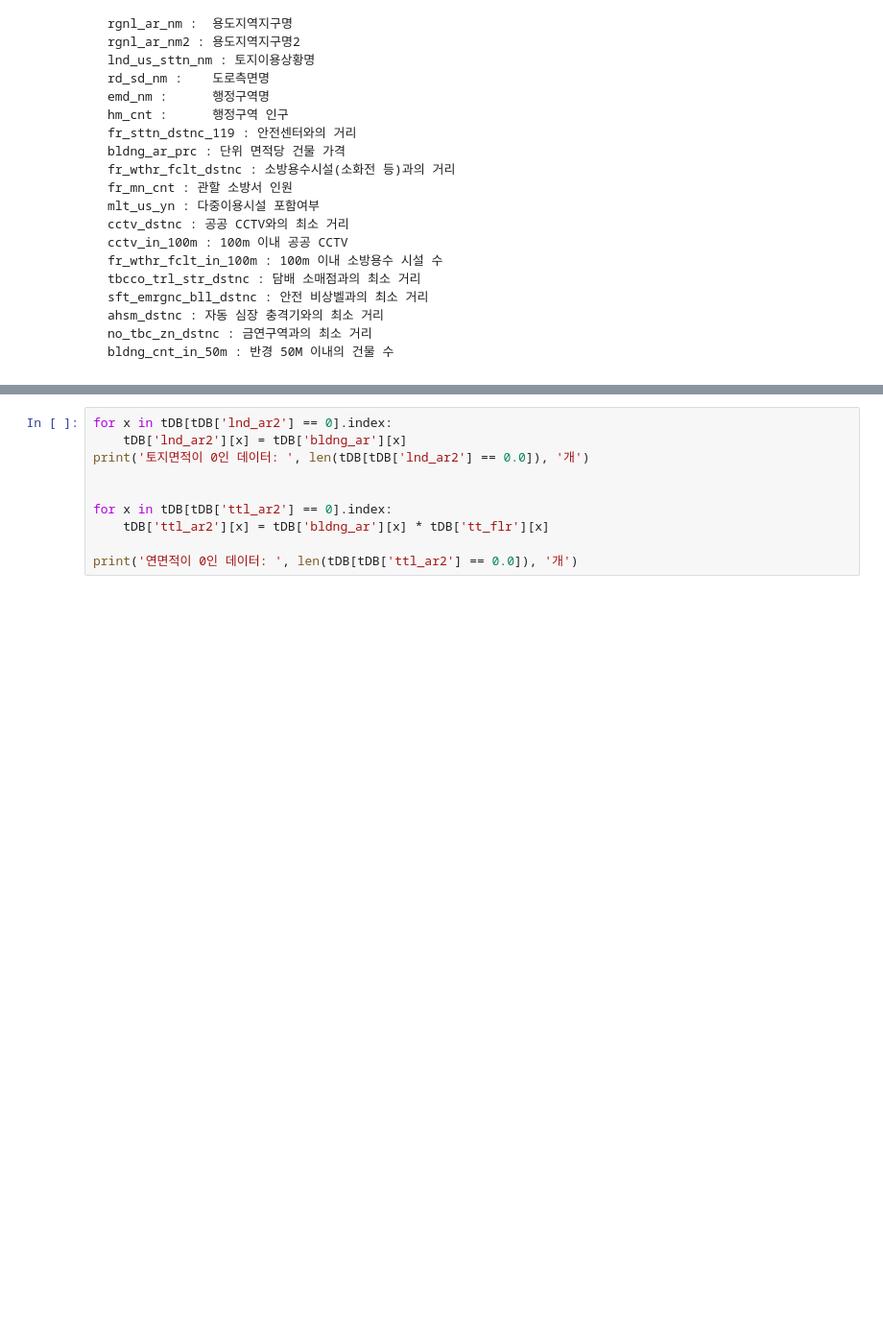
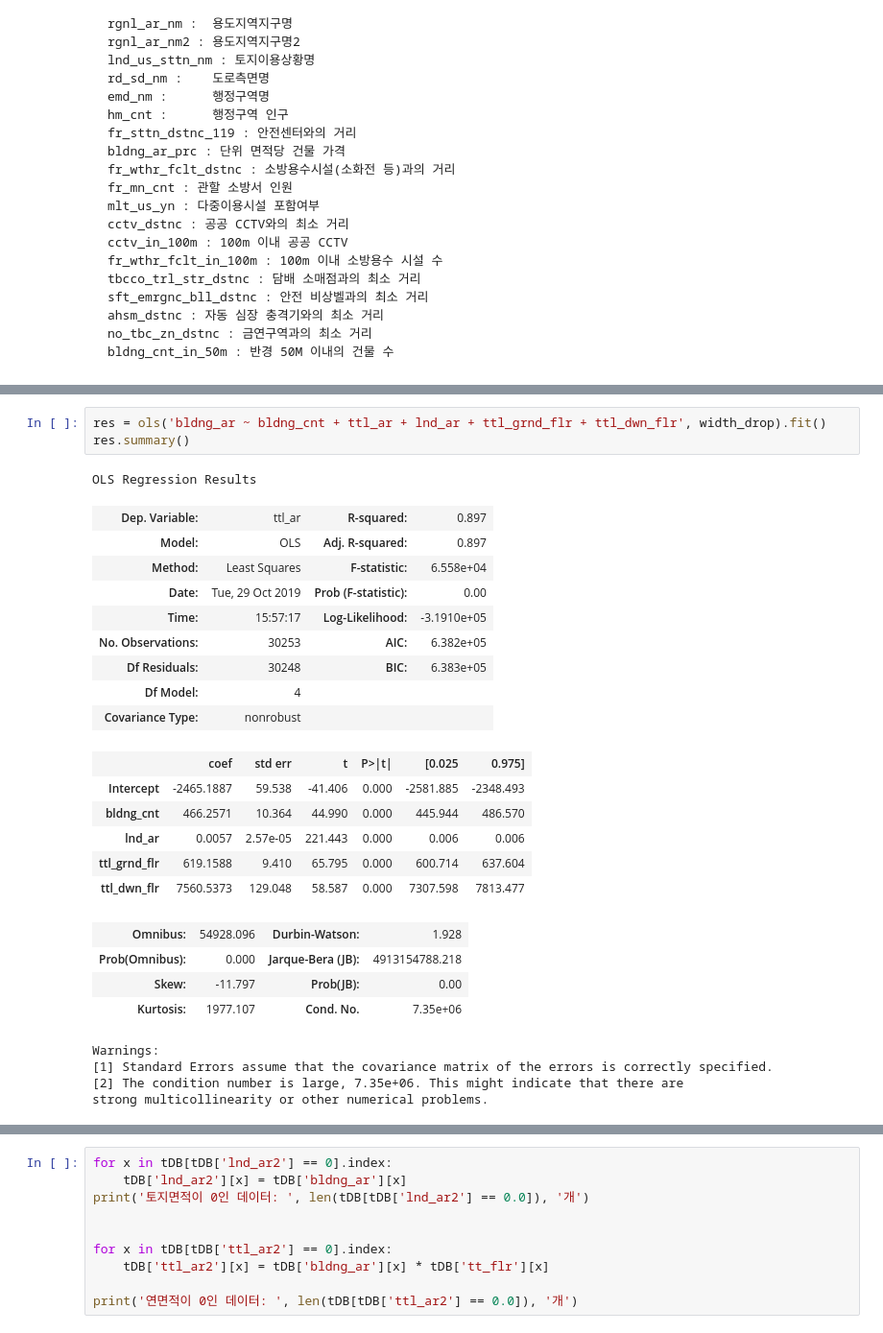
Before and after one commit to hanseul-wang/fire-prediction-model-Kimhae, a Jupyter notebook: Fire/Data_analysis/Train_Data_EDA.ipynb, the cells around one changed output, grey strips where cells are left out. Shown: that part at 96% size. Saved outputs shown, nothing was run; the diff lists cells and outputs as text; blank space fills up the shorter version.

```diff
--- a/Fire/Data_analysis/Train_Data_EDA.ipynb
+++ b/Fire/Data_analysis/Train_Data_EDA.ipynb
@@ -129,0 +232,28 @@ tDB['tt_flr'] = tDB['ttl_grnd_flr'] + tDB['ttl_dwn_flr']
+# %%
+res = ols('bldng_ar ~ bldng_cnt + ttl_ar + lnd_ar + ttl_grnd_flr + ttl_dwn_flr', width_drop).fit()
+res.summary()
+# %% [output]
+OLS Regression Results
+| Dep. Variable: | ttl_ar | R-squared: | 0.897 |
+| Model: | OLS | Adj. R-squared: | 0.897 |
+| Method: | Least Squares | F-statistic: | 6.558e+04 |
+| Date: | Tue, 29 Oct 2019 | Prob (F-statistic): | 0.00 |
+| Time: | 15:57:17 | Log-Likelihood: | -3.1910e+05 |
+| No. Observations: | 30253 | AIC: | 6.382e+05 |
+| Df Residuals: | 30248 | BIC: | 6.383e+05 |
+| Df Model: | 4 |  |  |
+| Covariance Type: | nonrobust |  |  |
+|  | coef | std err | t | P>|t| | [0.025 | 0.975] |
+| Intercept | -2465.1887 | 59.538 | -41.406 | 0.000 | -2581.885 | -2348.493 |
+| bldng_cnt | 466.2571 | 10.364 | 44.990 | 0.000 | 445.944 | 486.570 |
+| lnd_ar | 0.0057 | 2.57e-05 | 221.443 | 0.000 | 0.006 | 0.006 |
+| ttl_grnd_flr | 619.1588 | 9.410 | 65.795 | 0.000 | 600.714 | 637.604 |
+| ttl_dwn_flr | 7560.5373 | 129.048 | 58.587 | 0.000 | 7307.598 | 7813.477 |
+| Omnibus: | 54928.096 | Durbin-Watson: | 1.928 |
+| Prob(Omnibus): | 0.000 | Jarque-Bera (JB): | 4913154788.218 |
+| Skew: | -11.797 | Prob(JB): | 0.00 |
+| Kurtosis: | 1977.107 | Cond. No. | 7.35e+06 |
+Warnings:
+[1] Standard Errors assume that the covariance matrix of the errors is correctly specified.
+[2] The condition number is large, 7.35e+06. This might indicate that there are
+strong multicollinearity or other numerical problems.
```
Also changed, not shown: parts of 42 cells of this notebook, 5 other files.
